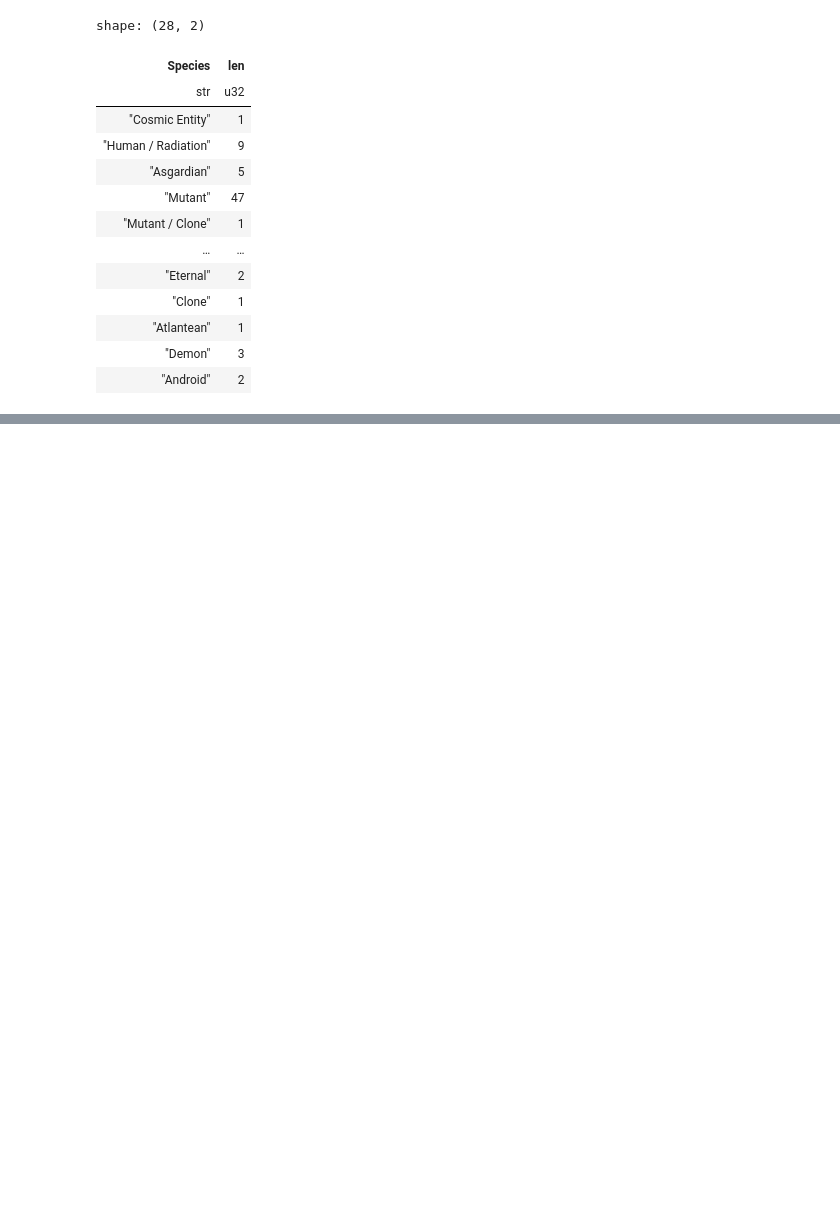
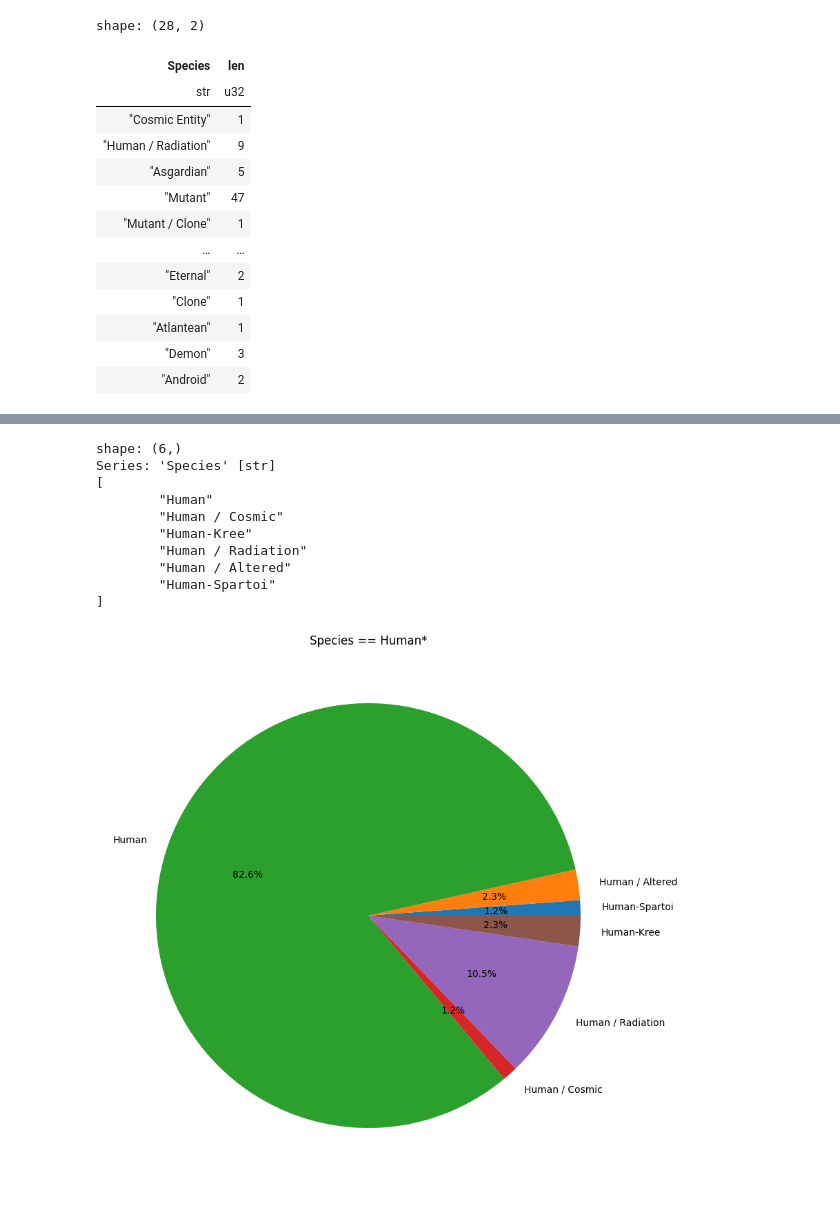
Before and after one commit to SchrodtSven/polars_lab, a Jupyter notebook: notebookz/marvel_heroes.ipynb, the cells around one changed output, grey strips where cells are left out. Saved outputs shown, nothing was run; the diff lists cells and outputs as text; code cells hidden in the pictures; blank space fills up the shorter version.

```diff
--- a/notebookz/marvel_heroes.ipynb
+++ b/notebookz/marvel_heroes.ipynb
@@ -125,0 +128,24 @@ shape: (30, 2)
+# %%
+df = pl.read_csv("../dta/marvel_sanitized_w_h.csv")
+include = ["Human / Cosmic","Human / Radiation", "Human", "Human / Radiation", "Human / Altered" , "Human / Radiation", "Human-Spartoi", "Human-Kree"]
+df = df.filter(pl.col("Species")!="-").filter(pl.col("Species").is_in(include))
+data = df.group_by("Species").len() # #value_counts()
+
+
+plt.subplots(figsize =(10,10))
+plt.pie(data["len"],labels=data["Species"],autopct ="%1.1f%%")
+plt.title("Species == Human*")
+#plt.legend()
+print(df['Species'].unique())
+# %% [output]
+shape: (6,)
+Series: 'Species' [str]
+[
+        "Human"
+        "Human / Cosmic"
+        "Human-Kree"
+        "Human / Radiation"
+        "Human / Altered"
+        "Human-Spartoi"
+]
+[figure, added]
```
Also changed, not shown: parts of 1 cell of this notebook.
